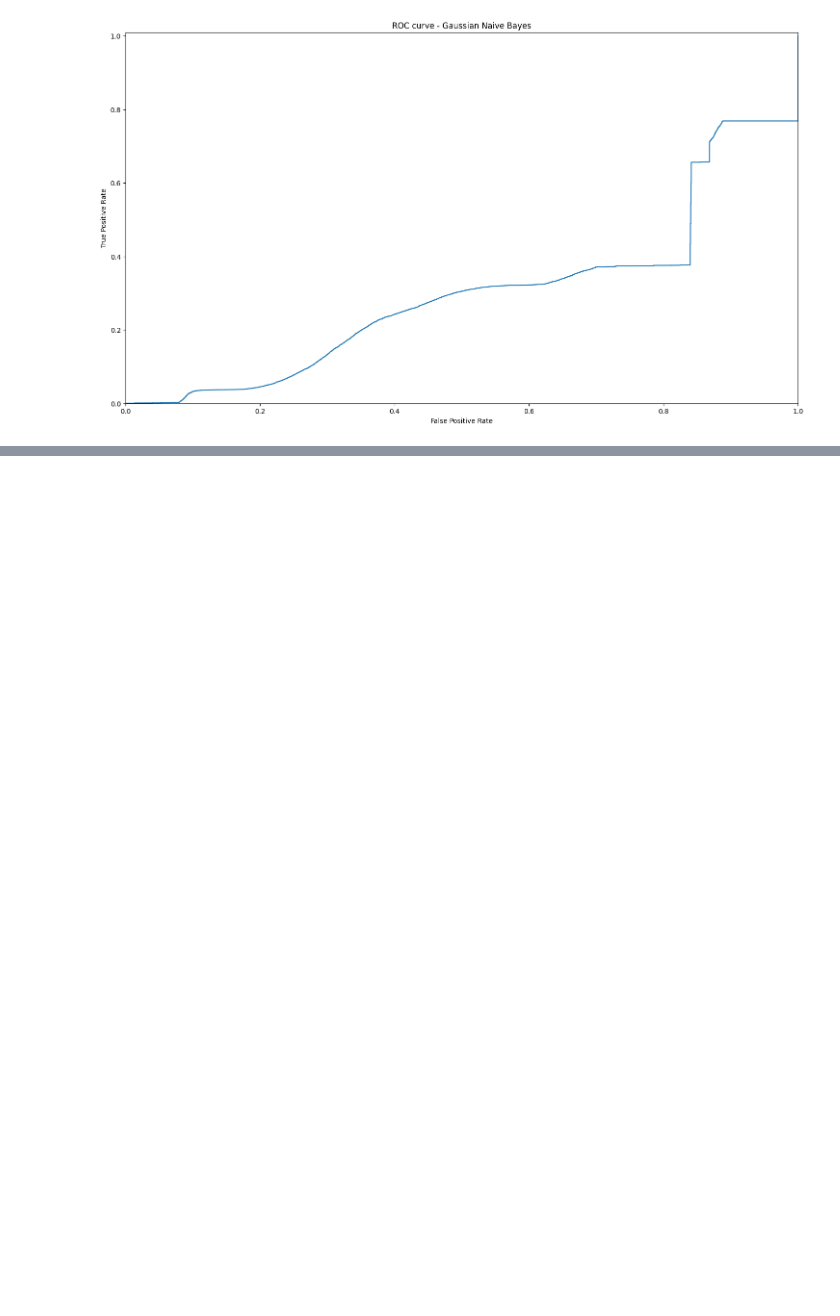
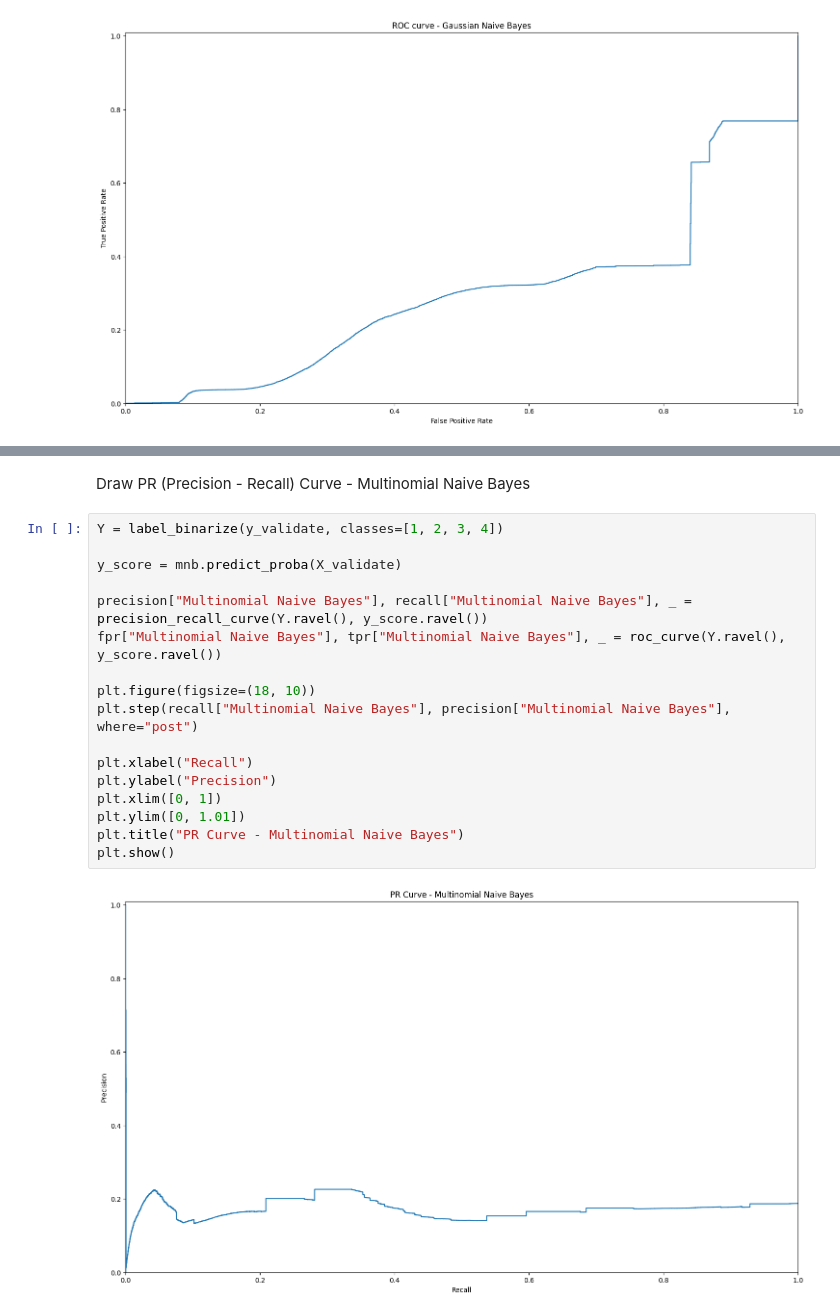
Before and after one commit to LXT2204/IS252_Datamining, a Jupyter notebook: Naive bayes.ipynb, the cells around one changed output, grey strips where cells are left out. Saved outputs shown, nothing was run; the diff lists cells and outputs as text; blank space fills up the shorter version.

```diff
--- a/Naive bayes.ipynb
+++ b/Naive bayes.ipynb
@@ -194,0 +280,21 @@ plt.show()
+# %% [markdown]
+Draw PR (Precision - Recall) Curve - Multinomial Naive Bayes
+# %%
+Y = label_binarize(y_validate, classes=[1, 2, 3, 4])
+
+y_score = mnb.predict_proba(X_validate)
+
+precision["Multinomial Naive Bayes"], recall["Multinomial Naive Bayes"], _ = precision_recall_curve(Y.ravel(), y_score.ravel())
+fpr["Multinomial Naive Bayes"], tpr["Multinomial Naive Bayes"], _ = roc_curve(Y.ravel(), y_score.ravel())
+
+plt.figure(figsize=(18, 10))
+plt.step(recall["Multinomial Naive Bayes"], precision["Multinomial Naive Bayes"], where="post")
+
+plt.xlabel("Recall")
+plt.ylabel("Precision")
+plt.xlim([0, 1])
+plt.ylim([0, 1.01])
+plt.title("PR Curve - Multinomial Naive Bayes")
+plt.show()
+# %% [output]
+[figure, added]
```
Also changed, not shown: parts of 32 cells of this notebook, 1 other file.
